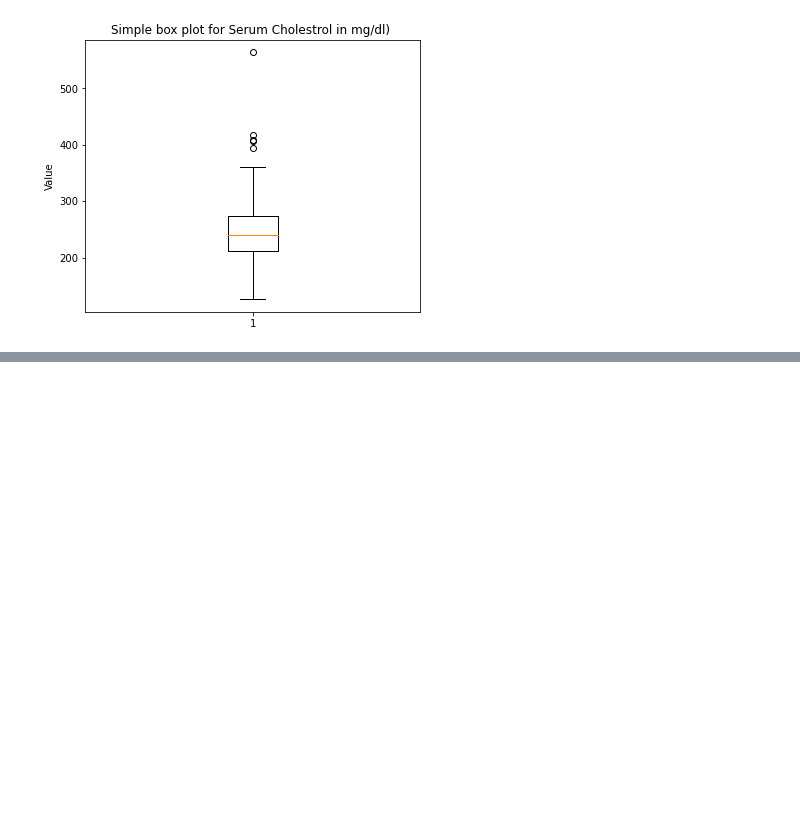
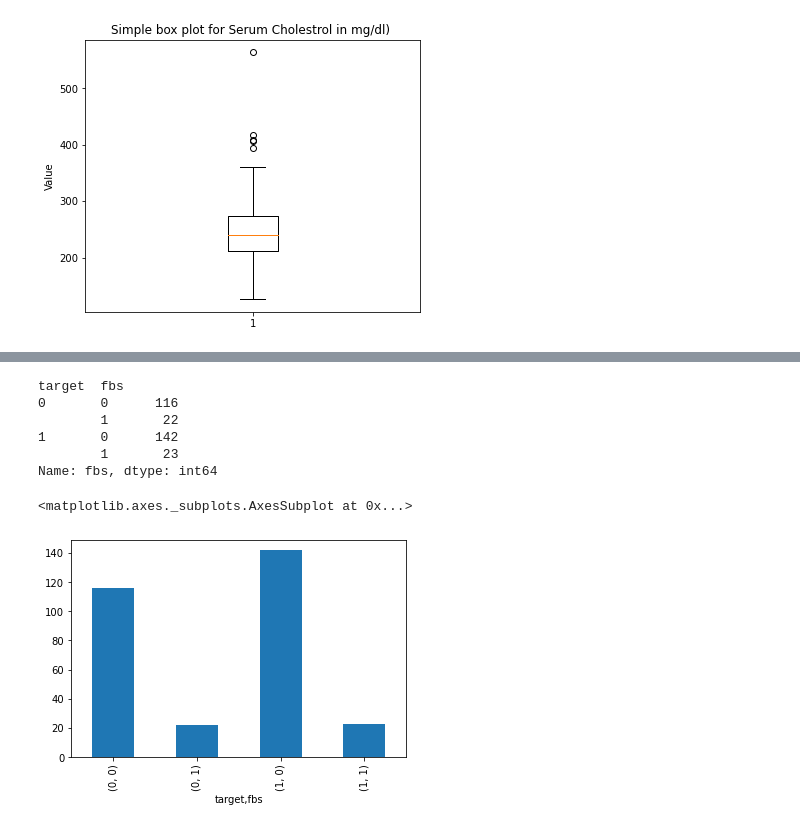
Before and after one commit to swatichaurasia/Projects, a Jupyter notebook: Heart_Analysis.ipynb, the cells around one changed output, grey strips where cells are left out. Saved outputs shown, nothing was run; the diff lists cells and outputs as text; code cells hidden in the pictures; blank space fills up the shorter version.

```diff
--- a/Heart_Analysis.ipynb
+++ b/Heart_Analysis.ipynb
@@ -204,0 +211,14 @@ Text(0, 0.5, 'Value')
+# %%
+df.groupby('target')['fbs'].value_counts()
+# %% [output]
+target  fbs
+0       0      116
+        1       22
+1       0      142
+        1       23
+Name: fbs, dtype: int64
+# %%
+df.groupby('target')['fbs'].value_counts().plot(kind= 'bar')
+# %% [output]
+<matplotlib.axes._subplots.AxesSubplot at 0x...>
+[figure, added]
```
Also changed, not shown: parts of 36 cells of this notebook.
